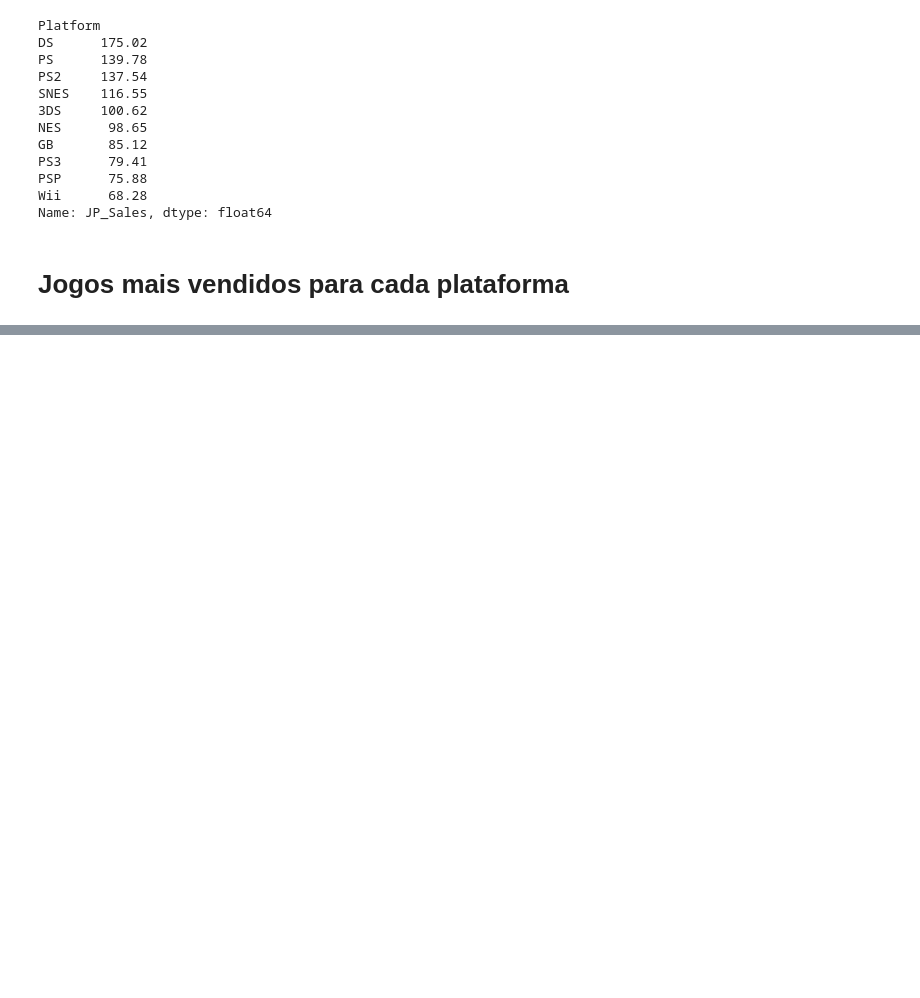
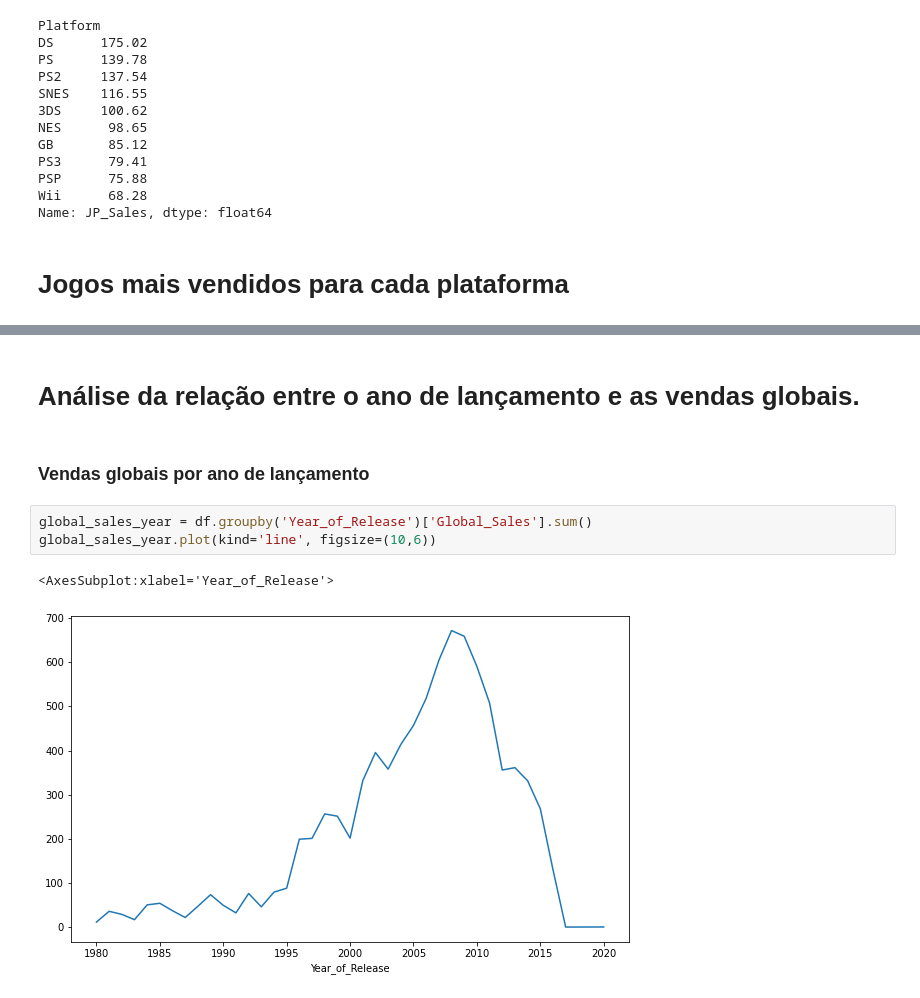
Before and after one commit to vitorgosmao/video_game_sales_analisys, a Jupyter notebook: Untitled.ipynb, the cells around one changed output, grey strips where cells are left out. Cells and saved outputs as stored; diff of their text form; blank space fills up the shorter version.

```diff
--- a/Untitled.ipynb
+++ b/Untitled.ipynb
@@ -283,3 +283,13 @@ top_games_platform
 | X360 | 14 | Kinect Adventures! | X360 | 2010.0 | Misc | Microsoft Game Studios | 15.00 | 4.89 | 0.24 | ... |
 | XB | 78 | Halo 2 | XB | 2004.0 | Shooter | Microsoft Game Studios | 6.82 | 1.53 | 0.05 | ... |
 | XOne | 99 | Call of Duty: Black Ops 3 | XOne | 2015.0 | Shooter | Activision | 4.59 | 2.11 | 0.01 | ... |
+# %% [markdown]
+# Análise da relação entre o ano de lançamento e as vendas globais.
+# %% [markdown]
+### Vendas globais por ano de lançamento
+# %%
+global_sales_year = df.groupby('Year_of_Release')['Global_Sales'].sum()
+global_sales_year.plot(kind='line', figsize=(10,6))
+# %% [output]
+<AxesSubplot:xlabel='Year_of_Release'>
+[figure, added]
```
